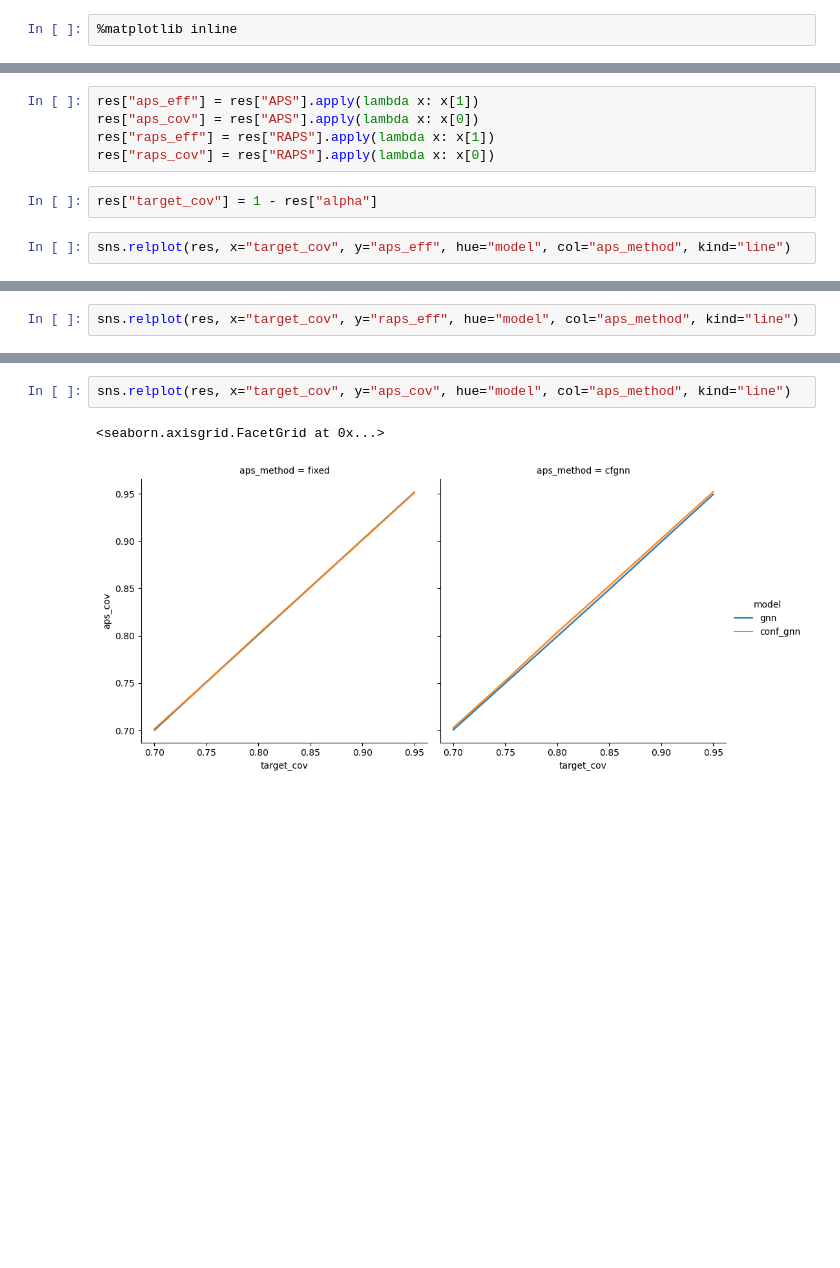
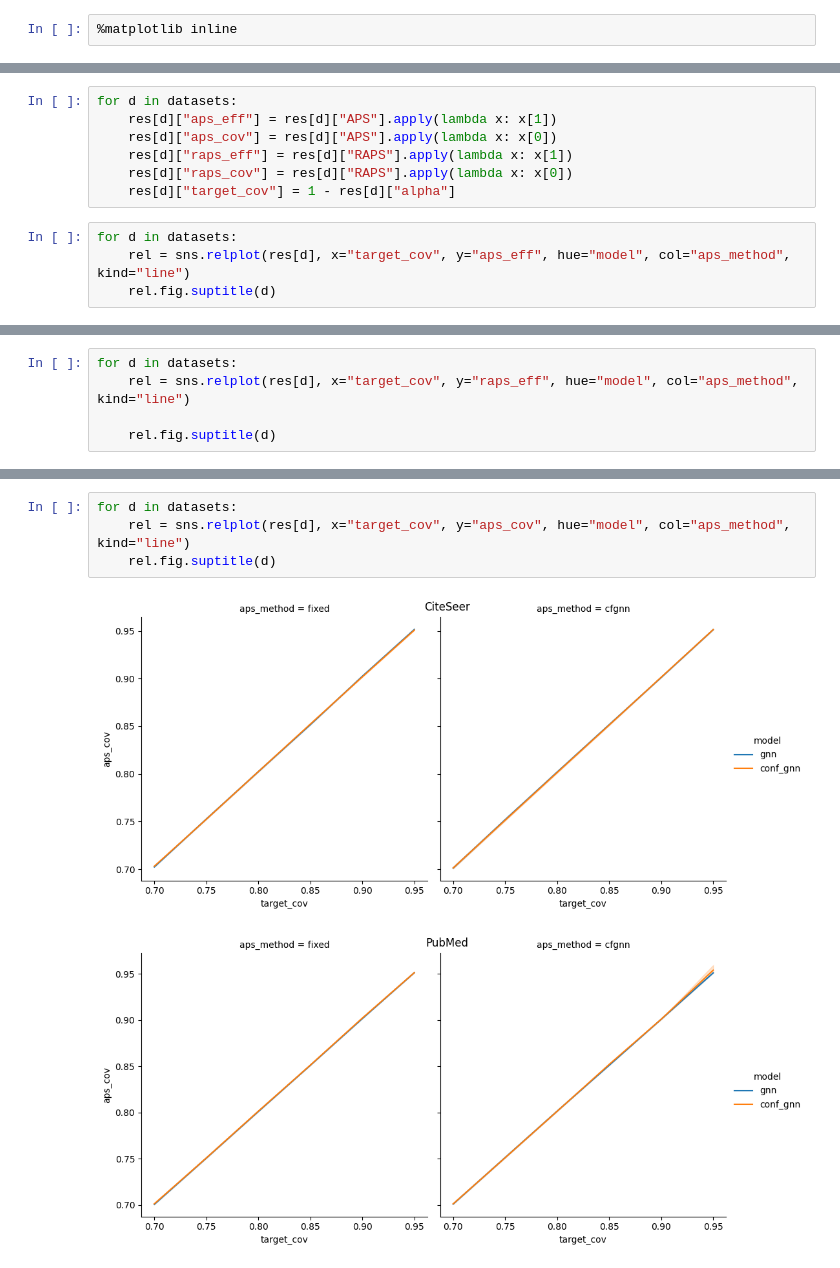
Before and after one commit to pranavmaneriker/stanford-snap-cfgnn, a Jupyter notebook: demo.ipynb, the cells around one changed output, grey strips where cells are left out. Saved outputs shown, nothing was run; the diff lists cells and outputs as text; blank space fills up the shorter version.

```diff
--- a/demo.ipynb
+++ b/demo.ipynb
@@ -57,10 +55,12 @@ res = pd.concat([res_ours, res_old])
 # %%
-res["aps_eff"] = res["APS"].apply(lambda x: x[1])
-res["aps_cov"] = res["APS"].apply(lambda x: x[0])
-res["raps_eff"] = res["RAPS"].apply(lambda x: x[1])
-res["raps_cov"] = res["RAPS"].apply(lambda x: x[0])
+for d in datasets:
+    res[d]["aps_eff"] = res[d]["APS"].apply(lambda x: x[1])
+    res[d]["aps_cov"] = res[d]["APS"].apply(lambda x: x[0])
+    res[d]["raps_eff"] = res[d]["RAPS"].apply(lambda x: x[1])
+    res[d]["raps_cov"] = res[d]["RAPS"].apply(lambda x: x[0])
+    res[d]["target_cov"] = 1 - res[d]["alpha"]
-# %%
-res["target_cov"] = 1 - res["alpha"]
 # %%
-sns.relplot(res, x="target_cov", y="aps_eff", hue="model", col="aps_method", kind="line")
+for d in datasets:
+    rel = sns.relplot(res[d], x="target_cov", y="aps_eff", hue="model", col="aps_method", kind="line")
+    rel.fig.suptitle(d)
 # %% [output]
@@ -69,3 +70,6 @@ sns.relplot(res, x="target_cov", y="aps_eff", hue="model", col="aps_method", kin
 # %%
-sns.relplot(res, x="target_cov", y="raps_eff", hue="model", col="aps_method", kind="line")
+for d in datasets:
+    rel = sns.relplot(res[d], x="target_cov", y="raps_eff", hue="model", col="aps_method", kind="line")
+
+    rel.fig.suptitle(d)
 # %% [output]
@@ -74,5 +79,7 @@ sns.relplot(res, x="target_cov", y="raps_eff", hue="model", col="aps_method", ki
 # %%
-sns.relplot(res, x="target_cov", y="aps_cov", hue="model", col="aps_method", kind="line")
+for d in datasets:
+    rel = sns.relplot(res[d], x="target_cov", y="aps_cov", hue="model", col="aps_method", kind="line")
+    rel.fig.suptitle(d)
 # %% [output]
-<seaborn.axisgrid.FacetGrid at 0x...>
-[figure, old version]
+[figure, new version]
+[figure, added]
```
Also changed, not shown: parts of 7 cells of this notebook, 3 other files.
